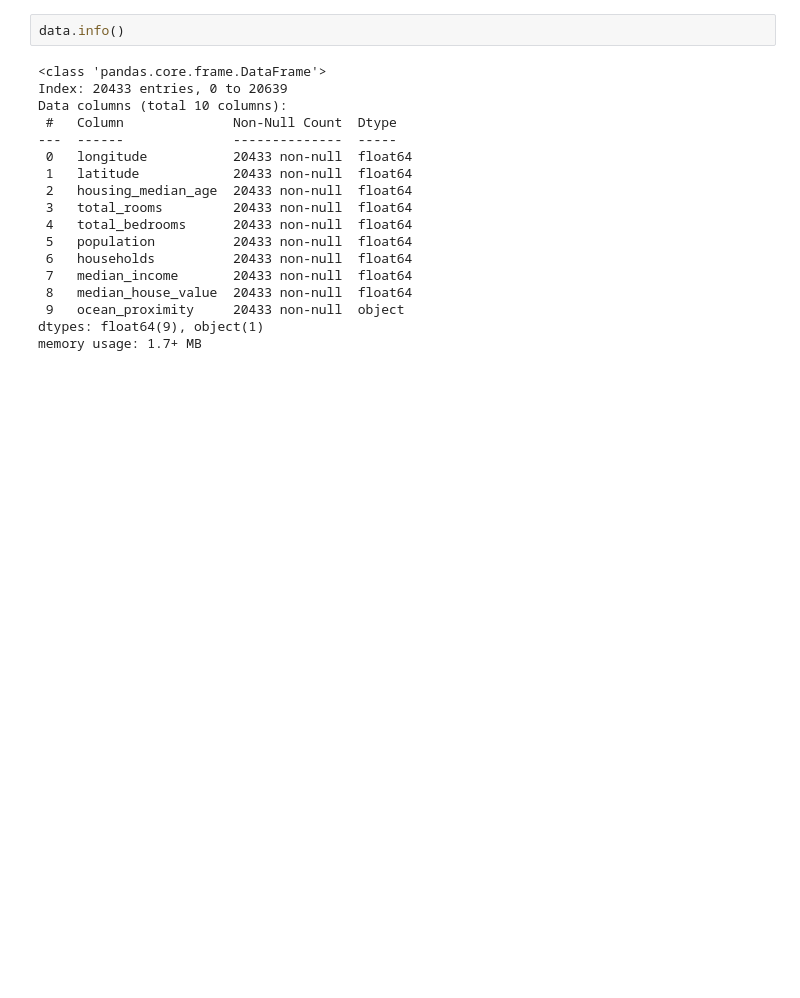
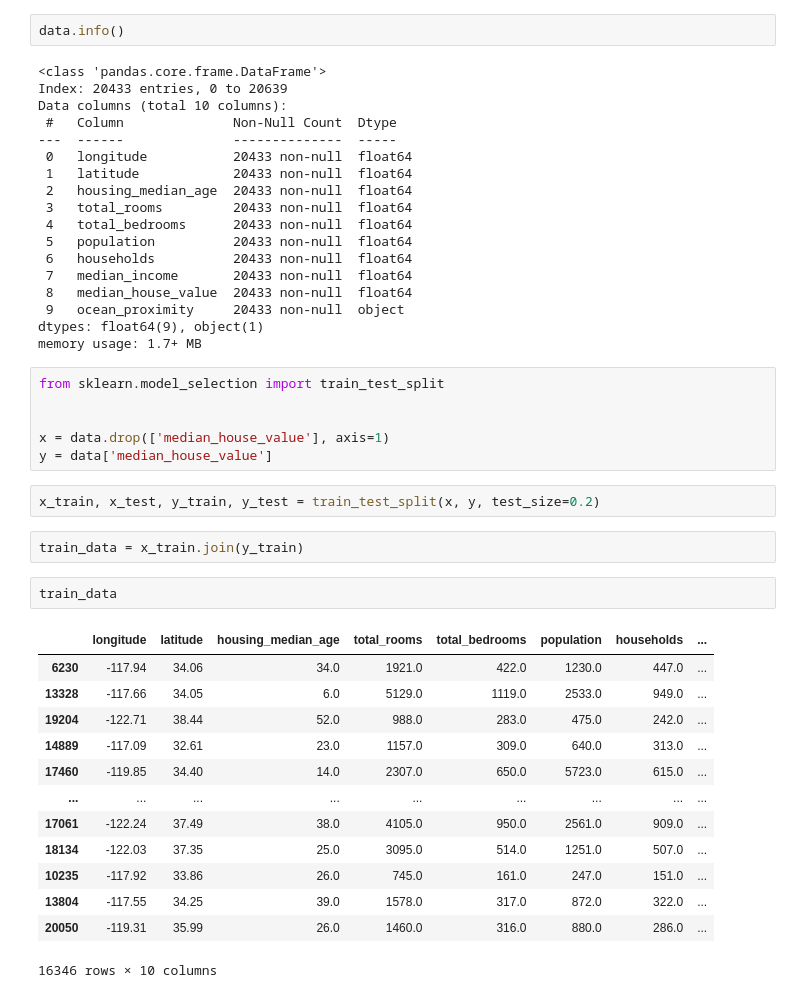
Before and after one commit to pernebay-arailym/Project_20_Price_Prediction_MachineLearning, a Jupyter notebook: price_prediction.ipynb, the cells around one changed output. Cells and saved outputs as stored; diff of their text form; blank space fills up the shorter version.

```diff
--- a/price_prediction.ipynb
+++ b/price_prediction.ipynb
@@ -63,3 +63,29 @@ Data columns (total 10 columns):
  9   ocean_proximity     20433 non-null  object
 dtypes: float64(9), object(1)
 memory usage: 1.7+ MB
+# %%
+from sklearn.model_selection import train_test_split
+
+
+x = data.drop(['median_house_value'], axis=1)
+y = data['median_house_value']
+# %%
+x_train, x_test, y_train, y_test = train_test_split(x, y, test_size=0.2)
+# %%
+train_data = x_train.join(y_train)
+# %%
+train_data
+# %% [output]
+|  | longitude | latitude | housing_median_age | total_rooms | total_bedrooms | population | households | ... |
+| 6230 | -117.94 | 34.06 | 34.0 | 1921.0 | 422.0 | 1230.0 | 447.0 | ... |
+| 13328 | -117.66 | 34.05 | 6.0 | 5129.0 | 1119.0 | 2533.0 | 949.0 | ... |
+| 19204 | -122.71 | 38.44 | 52.0 | 988.0 | 283.0 | 475.0 | 242.0 | ... |
+| 14889 | -117.09 | 32.61 | 23.0 | 1157.0 | 309.0 | 640.0 | 313.0 | ... |
+| 17460 | -119.85 | 34.40 | 14.0 | 2307.0 | 650.0 | 5723.0 | 615.0 | ... |
+| ... | ... | ... | ... | ... | ... | ... | ... | ... |
+| 17061 | -122.24 | 37.49 | 38.0 | 4105.0 | 950.0 | 2561.0 | 909.0 | ... |
+| 18134 | -122.03 | 37.35 | 25.0 | 3095.0 | 514.0 | 1251.0 | 507.0 | ... |
+| 10235 | -117.92 | 33.86 | 26.0 | 745.0 | 161.0 | 247.0 | 151.0 | ... |
+| 13804 | -117.55 | 34.25 | 39.0 | 1578.0 | 317.0 | 872.0 | 322.0 | ... |
+| 20050 | -119.31 | 35.99 | 26.0 | 1460.0 | 316.0 | 880.0 | 286.0 | ... |
+16346 rows × 10 columns
```
Also changed, not shown: parts of 2 cells of this notebook.
